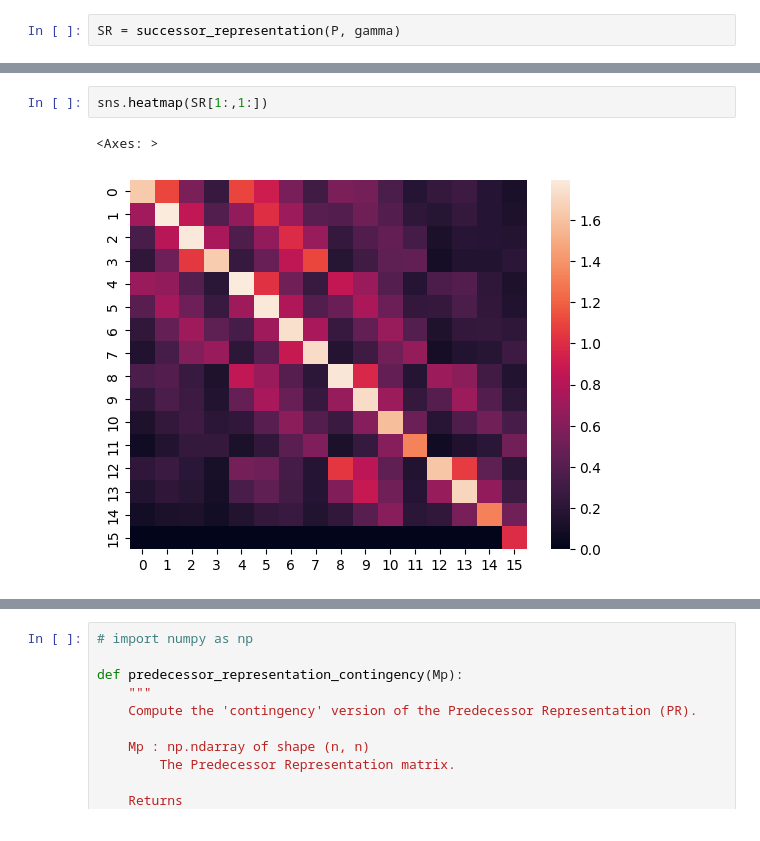
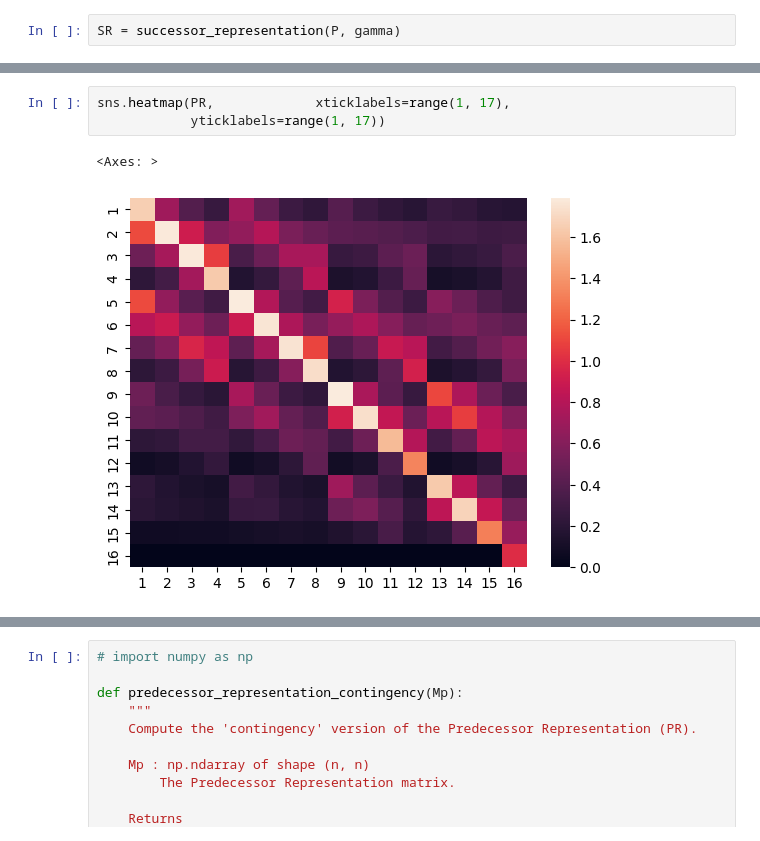
Before and after one commit to jungsunyoo/CSCG_LCM, a Jupyter notebook: anccr_coggraph.ipynb, the cells around one changed output, grey strips where cells are left out. Cells and saved outputs as stored; diff of their text form.

```diff
--- a/anccr_coggraph.ipynb
+++ b/anccr_coggraph.ipynb
@@ -291,5 +282,6 @@ sns.heatmap(PR)
 # %%
-sns.heatmap(SR[1:,1:])
+sns.heatmap(PR,             xticklabels=range(1, 17),
+            yticklabels=range(1, 17))
 # %% [output]
 <Axes: >
-[figure, old version]
+[figure, new version]
```
Also changed, not shown: parts of 13 cells of this notebook, 11 other files.
